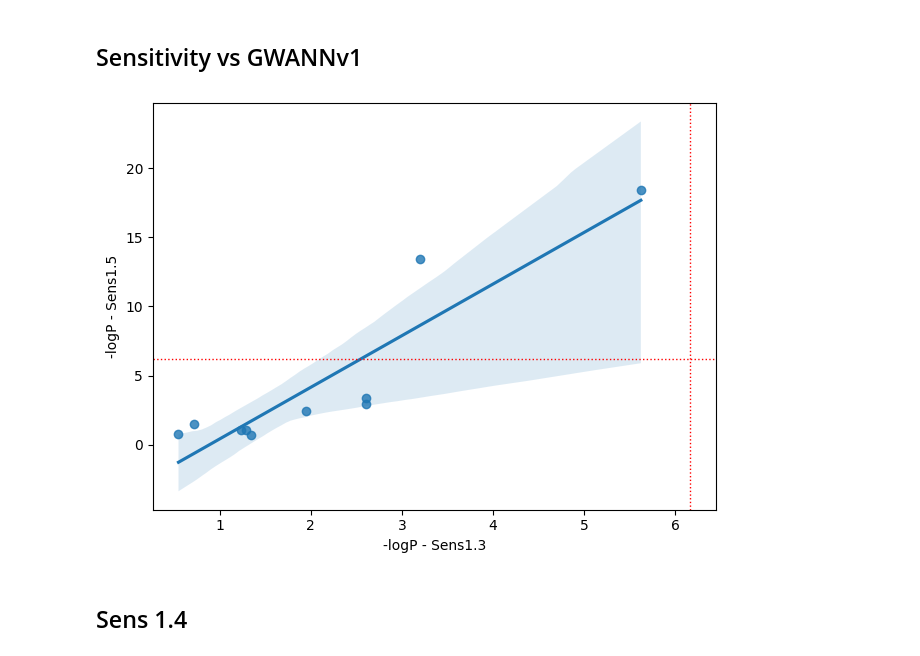
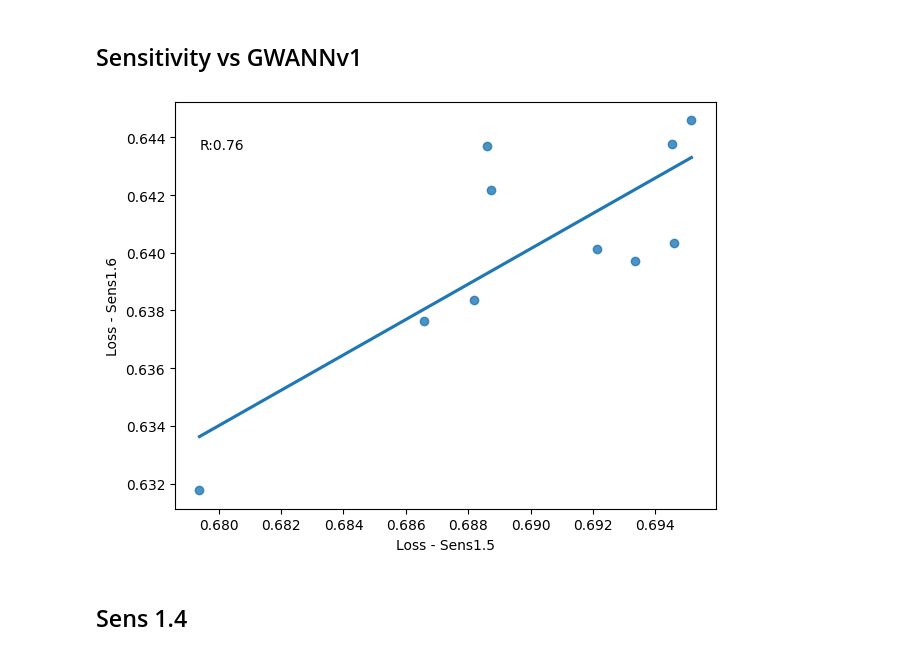
Before and after one commit to titoghose/GWANN, a Jupyter notebook: Code_AD/sensitivity_plots.ipynb, the cells around one changed output. Cells and saved outputs as stored; diff of their text form; code cells hidden in the pictures.

```diff
--- a/Code_AD/sensitivity_plots.ipynb
+++ b/Code_AD/sensitivity_plots.ipynb
@@ -11,11 +11,12 @@ def process_df(df:pd.DataFrame):
     summ_df.sort_values(['Gene', 'Acc'], ascending=[True, False], inplace=True)
     summ_df.drop_duplicates('Gene', inplace=True)
     summ_df = summ_df.loc[~summ_df['Gene'].isin(['APOE', 'TOMM40', 'APOC1', 'BCAM'])]
-    summ_df['-logP'] = -np.log10(summ_df['P'])
-    summ_df['Rank'] = rankdata(summ_df['P'])
+    if 'P' in df.columns:
+        summ_df['-logP'] = -np.log10(summ_df['P'])
+        summ_df['Rank'] = rankdata(summ_df['P'])
     return summ_df
 # %%
-metric = '-logP'
+metric = 'Loss'
 # %% [markdown]
 ## Sensitivity vs GWANNv1
 # %%
@@ -41,29 +43,31 @@ for s in ['1.3', '1.4', '1.5']:
     plt.savefig(f'./results_Sens{s}/dosage_vs_hardcall_{metric}.png', dpi=100)
     plt.close()
 # %%
-a = 'Sens1.3'
-b = 'Sens1.5'
+a = 'Sens1.5'
+b = 'Sens1.6'
 summ_df_a = pd.read_csv(f'/home/upamanyu/GWANN/Code_AD/results_{a}/MATERNAL_MARIONI_{a}_summary.csv')
 summ_df_a = process_df(summ_df_a)
 
 summ_df_b = pd.read_csv(f'/home/upamanyu/GWANN/Code_AD/results_{b}/MATERNAL_MARIONI_{b}_summary.csv')
 summ_df_b = process_df(summ_df_b)
 summ_df_b.set_index('Gene', inplace=True, drop=False)
 summ_df_b = summ_df_b.loc[summ_df_a['Gene']]
 
 x = summ_df_a[f'{metric}'].values
 y = summ_df_b[f'{metric}'].values
-sns.regplot(x=x, y=y)
+r, p = spearmanr(x, y)
+sns.regplot(x=x, y=y, ci=False)
+plt.text(x=np.min(x), y=np.max(y)-0.001, s=f'R:{r:.2f}')
 if metric == '-logP':
     plt.axvline(x=-np.log10(0.05/73310), linestyle=':', linewidth=1, color='r')
     plt.axhline(y=-np.log10(0.05/73310), linestyle=':', linewidth=1, color='r')
 plt.xlabel(f'{metric} - {a}')
 plt.ylabel(f'{metric} - {b}')
 
 plt.tight_layout()
 plt.savefig(f'./results_{a}/{a}_vs_{b}_{metric}.png', dpi=100)
 # %% [output]
-[figure, old version]
+[figure, new version]
 # %% [markdown]
 ## Sens 1.4
 # %%
```
Also changed, not shown: parts of 6 cells of this notebook, 7 other files.
